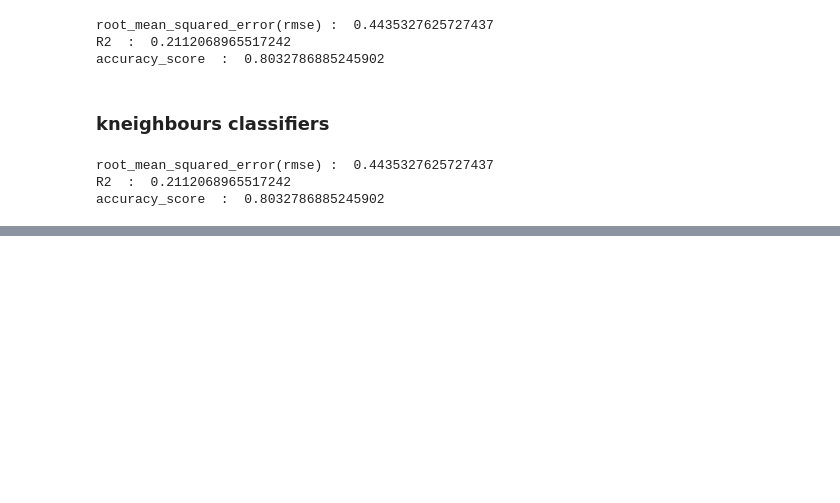
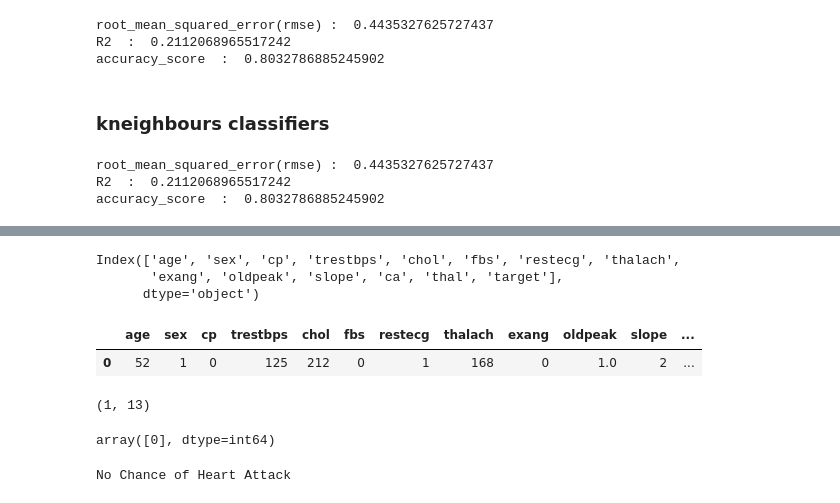
Before and after one commit to albinbabyme05/ML_Projects, a Jupyter notebook: Heart Disease Analysis/Heart_disease_analysis.ipynb, the cells around one changed output, grey strips where cells are left out. Drawn from its saved outputs; the diff is of its cells as text; code cells hidden in the pictures; blank space fills up the shorter version.

```diff
--- a/Heart Disease Analysis/Heart_disease_analysis.ipynb
+++ b/Heart Disease Analysis/Heart_disease_analysis.ipynb
@@ -319,0 +420,29 @@ accuracy_score  :  0.8032786885245902
+# %%
+da.columns
+# %% [output]
+Index(['age', 'sex', 'cp', 'trestbps', 'chol', 'fbs', 'restecg', 'thalach',
+       'exang', 'oldpeak', 'slope', 'ca', 'thal', 'target'],
+      dtype='object')
+# %%
+new_data  = pd.DataFrame({'age':52, 'sex':1,'cp':0, 'trestbps':125, 'chol':212,'fbs':0,'restecg':1,'thalach':168,
+       'exang':0, 'oldpeak':1.0, 'slope':2, 'ca':2, 'thal':3}, index=[0])
+new_data
+# %% [output]
+|  | age | sex | cp | trestbps | chol | fbs | restecg | thalach | exang | oldpeak | slope | ... |
+| 0 | 52 | 1 | 0 | 125 | 212 | 0 | 1 | 168 | 0 | 1.0 | 2 | ... |
+# %%
+new_data.shape
+# %% [output]
+(1, 13)
+# %%
+result = rf.predict(new_data)
+result
+# %% [output]
+array([0], dtype=int64)
+# %%
+if result == 1:
+    print("Chance of Heart Attack")
+else :
+    print("No Chance of Heart Attack")
+# %% [output]
+No Chance of Heart Attack
```
Also changed, not shown: parts of 23 cells of this notebook.
